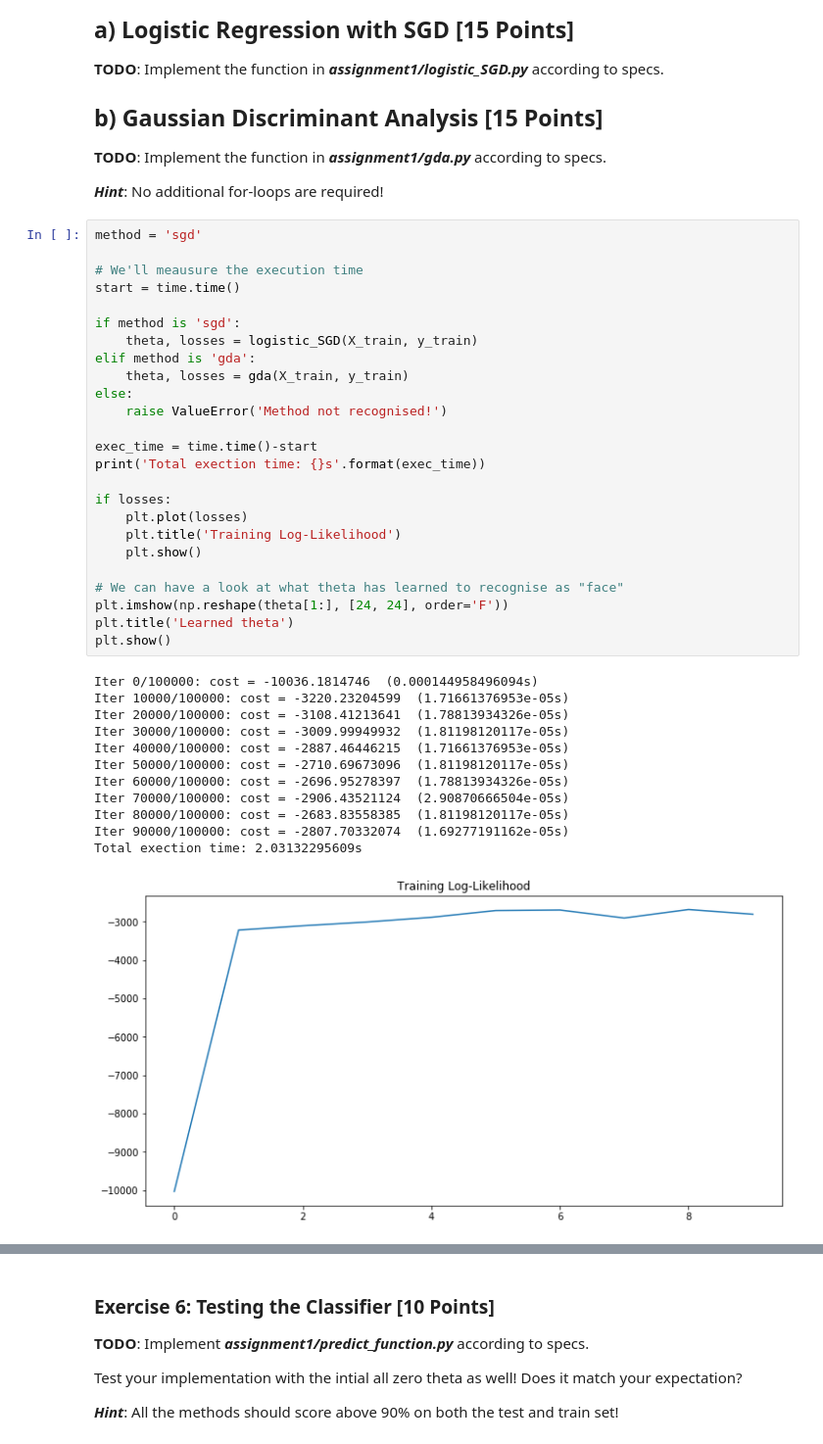
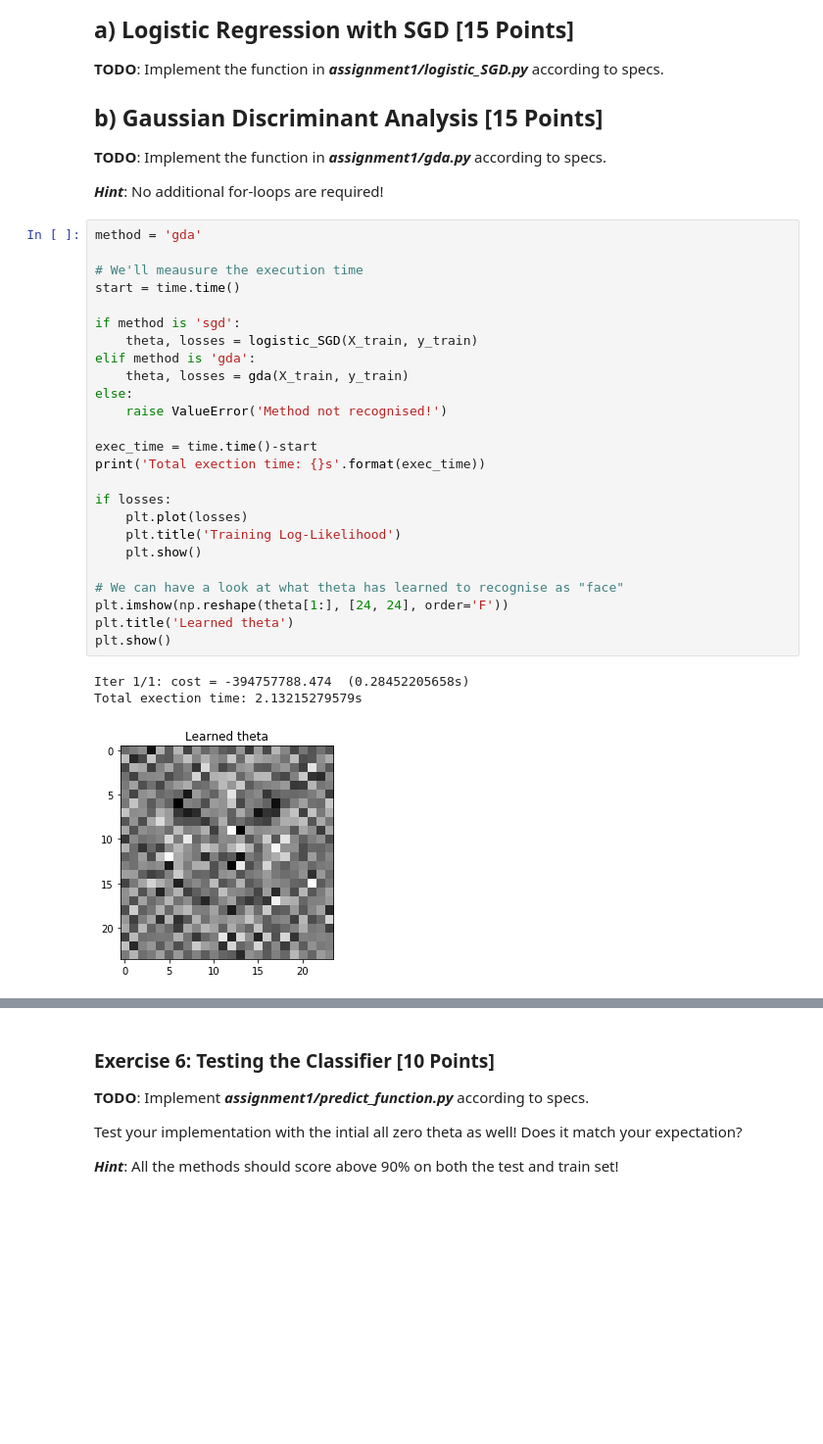
Before and after one commit to pascalgerig/machinelearning, a Jupyter notebook: Assignment1.ipynb, the cells around one changed output, grey strips where cells are left out. Shown at 98% size. Saved outputs shown, nothing was run; the diff lists cells and outputs as text; blank space fills up the shorter version.

```diff
--- a/Assignment1.ipynb
+++ b/Assignment1.ipynb
@@ -152,40 +149,31 @@ This is the main part of the assignment. Correctness of the implementation is re
 
 ***Hint***: No additional for-loops are required!
 # %%
-method = 'sgd'
+method = 'gda'
 
 # We'll meausure the execution time
 start = time.time()
 
 if method is 'sgd':
     theta, losses = logistic_SGD(X_train, y_train)
 elif method is 'gda':
     theta, losses = gda(X_train, y_train)
 else:
     raise ValueError('Method not recognised!')
 
 exec_time = time.time()-start
 print('Total exection time: {}s'.format(exec_time))
 
 if losses:
     plt.plot(losses)
     plt.title('Training Log-Likelihood')
     plt.show()
 
 # We can have a look at what theta has learned to recognise as "face"
 plt.imshow(np.reshape(theta[1:], [24, 24], order='F'))
 plt.title('Learned theta')
 plt.show()
 # %% [output]
-Iter 0/100000: cost = -10036.1814746  (0.000144958496094s)
-Iter 10000/100000: cost = -3220.23204599  (1.71661376953e-05s)
-Iter 20000/100000: cost = -3108.41213641  (1.78813934326e-05s)
-Iter 30000/100000: cost = -3009.99949932  (1.81198120117e-05s)
-Iter 40000/100000: cost = -2887.46446215  (1.71661376953e-05s)
-Iter 50000/100000: cost = -2710.69673096  (1.81198120117e-05s)
-Iter 60000/100000: cost = -2696.95278397  (1.78813934326e-05s)
-Iter 70000/100000: cost = -2906.43521124  (2.90870666504e-05s)
-Iter 80000/100000: cost = -2683.83558385  (1.81198120117e-05s)
-Iter 90000/100000: cost = -2807.70332074  (1.69277191162e-05s)
-Total exection time: 2.03132295609s
+Iter 1/1: cost = -394757788.474  (0.28452205658s)
+Total exection time: 2.13215279579s
-[figure, old version]
+[figure, new version]
```
Also changed, not shown: parts of 6 cells of this notebook, 6 other files.
